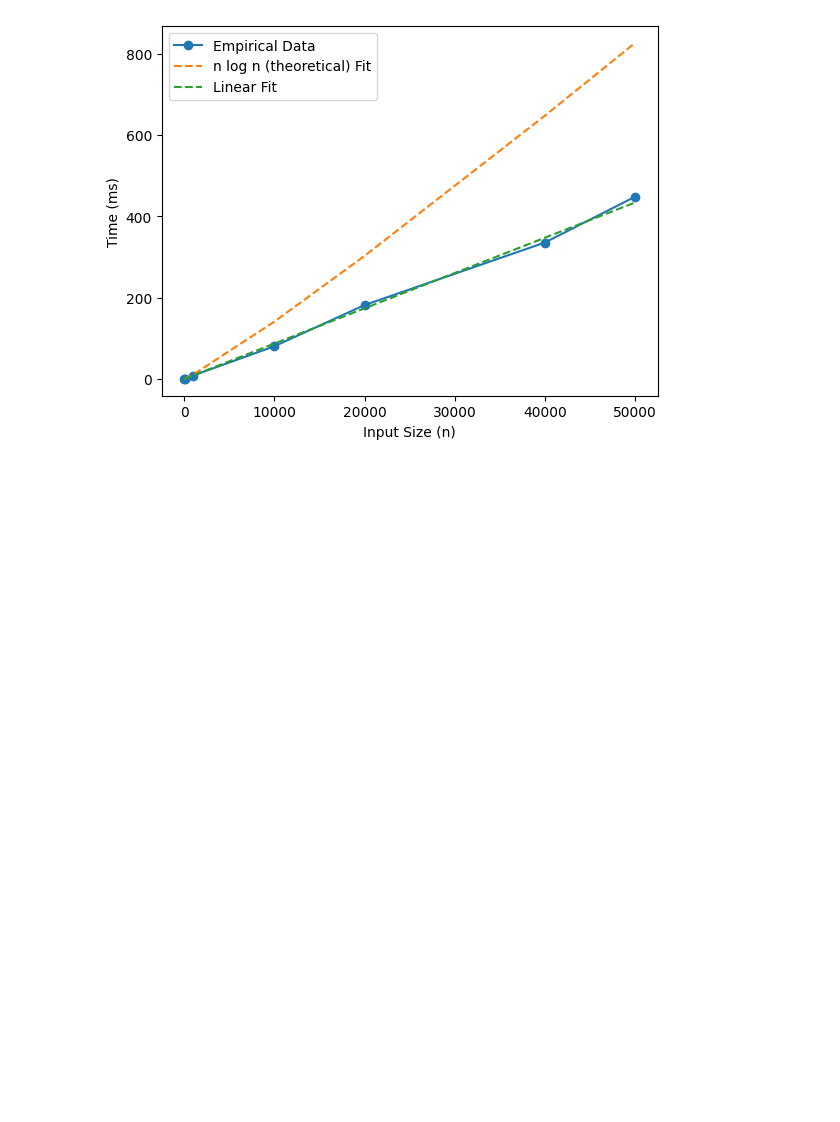
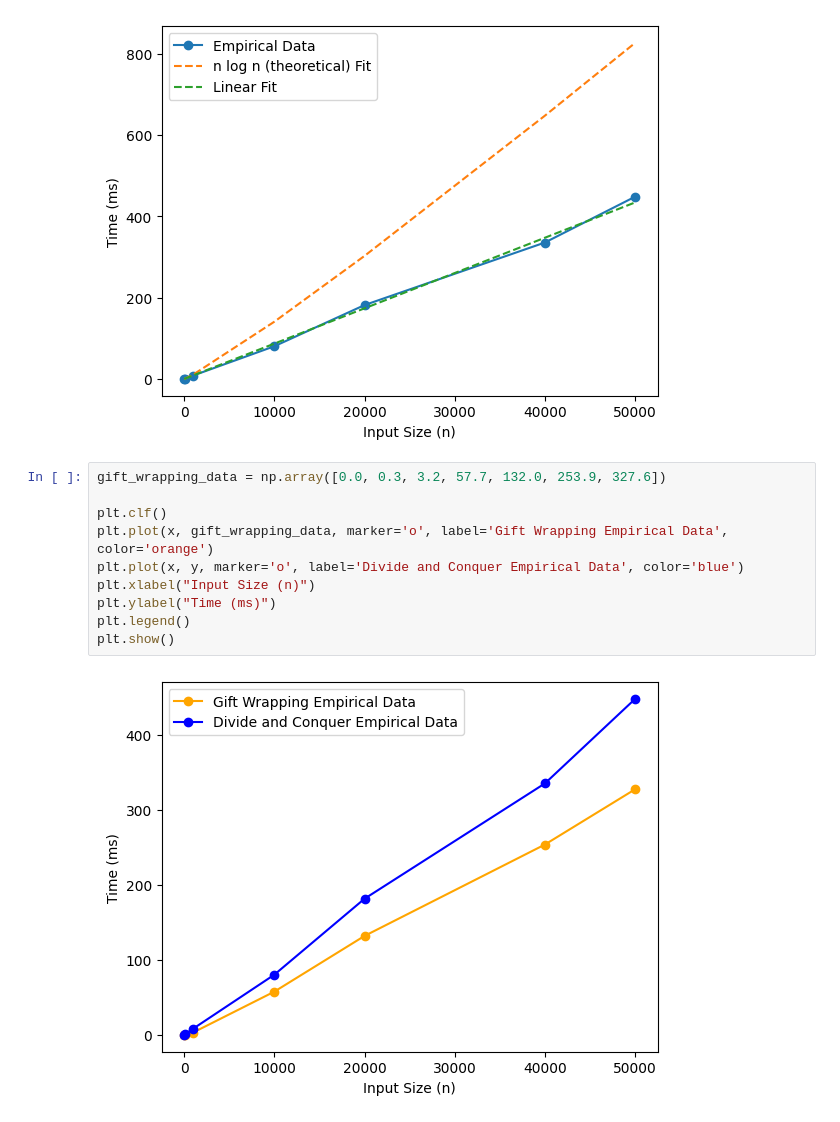
Before and after one commit to BryantSteed/convex-hull, a Jupyter notebook: empirical_graphing.ipynb, the cells around one changed output. Drawn from its saved outputs; the diff is of its cells as text; blank space fills up the shorter version.

```diff
--- a/empirical_graphing.ipynb
+++ b/empirical_graphing.ipynb
@@ -61,3 +61,15 @@ plt.legend()
 plt.show()
 # %% [output]
 [figure]
+# %%
+gift_wrapping_data = np.array([0.0, 0.3, 3.2, 57.7, 132.0, 253.9, 327.6])
+
+plt.clf()
+plt.plot(x, gift_wrapping_data, marker='o', label='Gift Wrapping Empirical Data', color='orange')
+plt.plot(x, y, marker='o', label='Divide and Conquer Empirical Data', color='blue')
+plt.xlabel("Input Size (n)")
+plt.ylabel("Time (ms)")
+plt.legend()
+plt.show()
+# %% [output]
+[figure, added]
```
Also changed, not shown: 8 other files.
